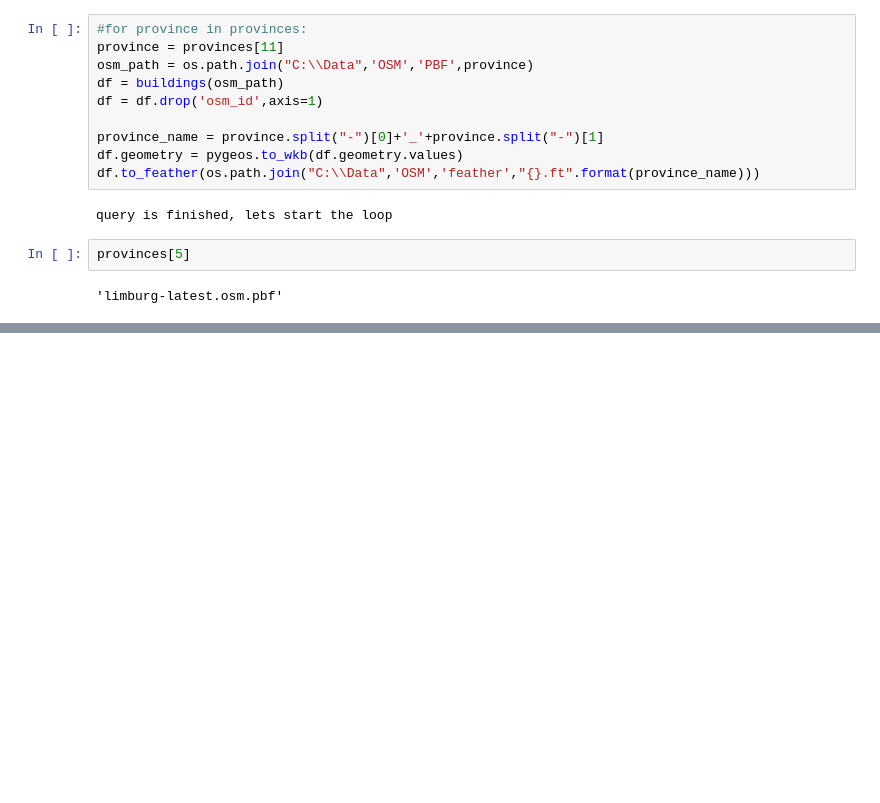
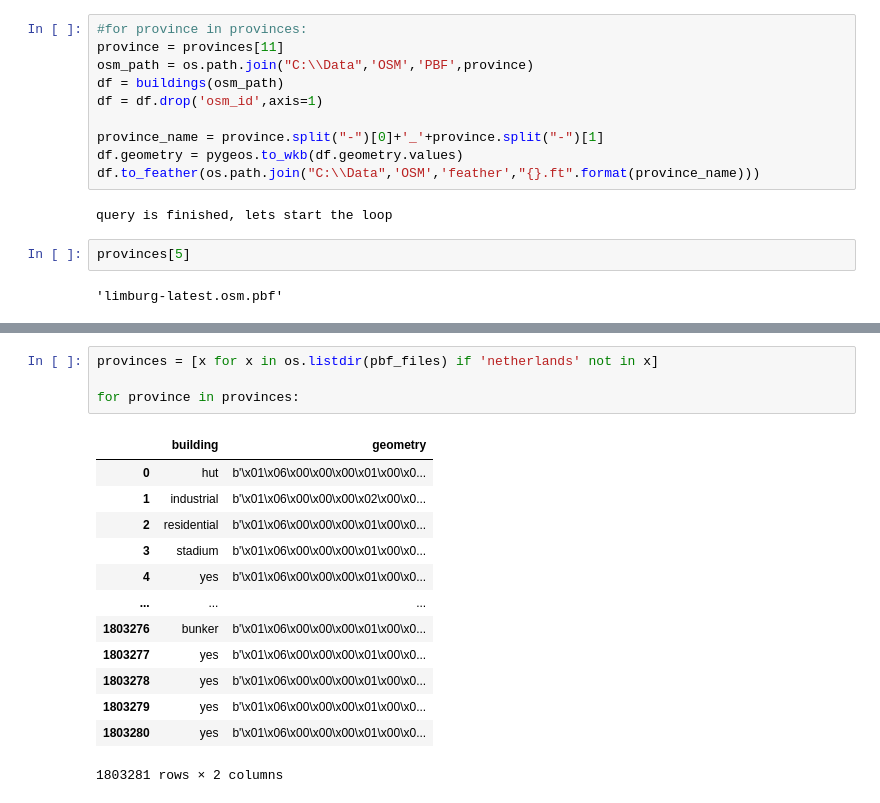
Before and after one commit to ElcoK/SINL, a Jupyter notebook: notebooks/prepare_exposure_information.ipynb, the cells around one changed output, grey strips where cells are left out. Saved outputs shown, nothing was run; the diff lists cells and outputs as text; blank space fills up the shorter version.

```diff
--- a/notebooks/prepare_exposure_information.ipynb
+++ b/notebooks/prepare_exposure_information.ipynb
@@ -128,3 +152,21 @@ df
 | 1448317 | yes | b'\x01\x06\x00\x00\x00\x01\x00\x0... |
 | 1448318 | roof | b"\x01\x06\x00\x00\x00\x01\x00\x0... |
 1448319 rows × 2 columns
+# %%
+provinces = [x for x in os.listdir(pbf_files) if 'netherlands' not in x]
+
+for province in provinces:
+# %% [output]
+|  | building | geometry |
+| 0 | hut | b'\x01\x06\x00\x00\x00\x01\x00\x0... |
+| 1 | industrial | b'\x01\x06\x00\x00\x00\x02\x00\x0... |
+| 2 | residential | b'\x01\x06\x00\x00\x00\x01\x00\x0... |
+| 3 | stadium | b'\x01\x06\x00\x00\x00\x01\x00\x0... |
+| 4 | yes | b'\x01\x06\x00\x00\x00\x01\x00\x0... |
+| ... | ... | ... |
+| 1803276 | bunker | b'\x01\x06\x00\x00\x00\x01\x00\x0... |
+| 1803277 | yes | b'\x01\x06\x00\x00\x00\x01\x00\x0... |
+| 1803278 | yes | b'\x01\x06\x00\x00\x00\x01\x00\x0... |
+| 1803279 | yes | b'\x01\x06\x00\x00\x00\x01\x00\x0... |
+| 1803280 | yes | b'\x01\x06\x00\x00\x00\x01\x00\x0... |
+1803281 rows × 2 columns
```
Also changed, not shown: parts of 2 cells of this notebook, 12 other files.
